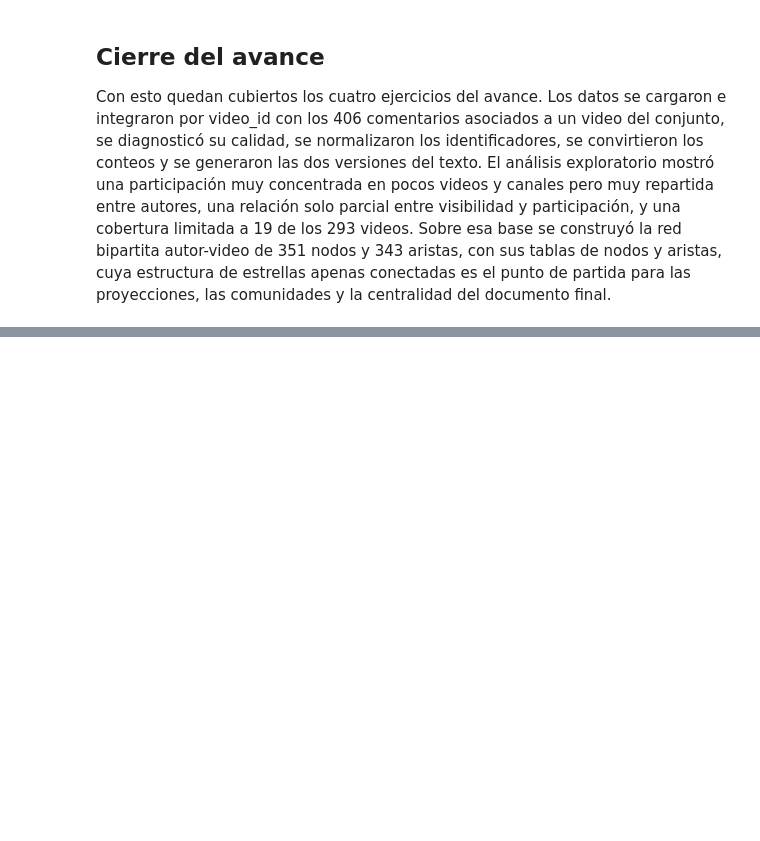
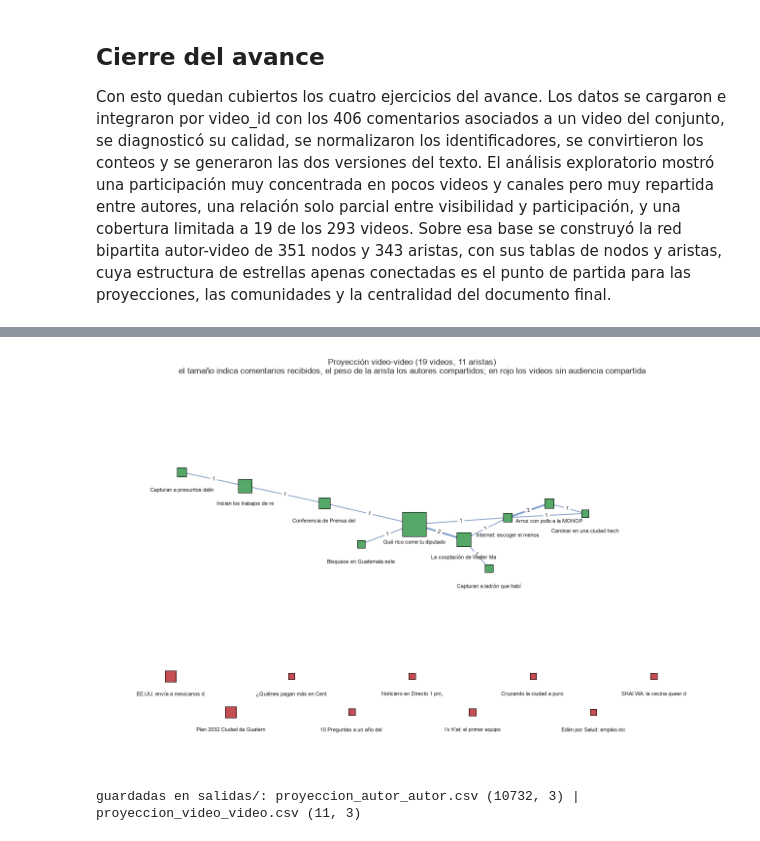
Before and after one commit to Fercho1118/Lab6_DS, a Jupyter notebook: notebooks/lab6.ipynb, the cells around one changed output, grey strips where cells are left out. Cells and saved outputs as stored; diff of their text form; code cells hidden in the pictures; blank space fills up the shorter version.

```diff
--- a/notebooks/lab6.ipynb
+++ b/notebooks/lab6.ipynb
@@ -1219,0 +1277,13 @@ del documento final.
+# %%
+P_videos = bip.weighted_projected_graph(B, videos_ids)
+
+print("proyección video-video")
+print("  nodos:", P_videos.number_of_nodes(), "| aristas:", P_videos.number_of_edges())
+print("  densidad:", round(nx.density(P_videos), 4))
+print("  grado medio:", round(2 * P_videos.number_of_edges() / P_videos.number_of_nodes(), 2))
+print("  videos sin ningún autor compartido:", len(list(nx.isolates(P_videos))))
+
+print("\n  aristas de la proyección video-video:")
+for a, b, d in sorted(P_videos.edges(data=True), key=lambda e: -e[2]["weight"]):
+    print(f"    {d['weight']} autor(es) | {canal_de[a]}: {titulo[a][:30]} <-> "
+          f"{canal_de[b]}: {titulo[b][:30]}")
@@ -1219,0 +1393,47 @@ del documento final.
+# %%
+# colocamos la componente conectada arriba y los videos aislados en una fila abajo,
+# para que ninguno quede fuera de la figura
+grados_vv = dict(P_videos.degree())
+conectados = [n for n in P_videos.nodes() if grados_vv[n] > 0]
+aislados_vv = [n for n in P_videos.nodes() if grados_vv[n] == 0]
+
+pos_vv = nx.spring_layout(P_videos.subgraph(conectados), k=1.1, iterations=300, seed=3)
+pos_vv = {n: (x, 0.25 + 0.45 * y) for n, (x, y) in pos_vv.items()}
+for i, n in enumerate(aislados_vv):
+    pos_vv[n] = (-1.05 + 2.1 * i / (len(aislados_vv) - 1), -0.55 - 0.18 * (i % 2))
+
+fig, ax = plt.subplots(figsize=(12, 8))
+nx.draw_networkx_edges(P_videos, pos_vv, ax=ax, edge_color="#4C72B0", alpha=0.7,
+                       width=[1.2 * d["weight"] for _, _, d in P_videos.edges(data=True)])
+nx.draw_networkx_nodes(
+    P_videos, pos_vv, ax=ax, node_shape="s", edgecolors="black", linewidths=0.7,
+    node_size=[70 + 6 * por_video.loc[n, "comentarios"] for n in P_videos.nodes()],
+    node_color=["#C44E52" if grados_vv[n] == 0 else "#55A868" for n in P_videos.nodes()])
+nx.draw_networkx_labels(
+    P_videos, {n: (x, y - 0.09) for n, (x, y) in pos_vv.items()},
+    labels={n: titulo[n][:26] for n in P_videos.nodes()}, font_size=7, ax=ax)
+etiquetas_peso = {(a, b): d["weight"] for a, b, d in P_videos.edges(data=True)}
+nx.draw_networkx_edge_labels(P_videos, pos_vv, edge_labels=etiquetas_peso,
+                             font_size=7, ax=ax)
+ax.set_title("Proyección video-video (19 videos, 11 aristas)\n"
+             "el tamaño indica comentarios recibidos, el peso de la arista los autores "
+             "compartidos; en rojo los videos sin audiencia compartida")
+ax.set_xlim(-1.35, 1.35)
+ax.set_ylim(-1.0, 0.95)
+ax.axis("off")
+plt.tight_layout()
+plt.show()
+# %% [output]
+[figure, added]
+# %%
+# guardamos las dos proyecciones para reutilizarlas en los ejercicios siguientes
+aristas_aa = nx.to_pandas_edgelist(P_autores).rename(
+    columns={"source": "autor_1", "target": "autor_2", "weight": "videos_compartidos"})
+aristas_vv = nx.to_pandas_edgelist(P_videos).rename(
+    columns={"source": "video_1", "target": "video_2", "weight": "autores_compartidos"})
+aristas_aa.to_csv(SALIDAS / "proyeccion_autor_autor.csv", index=False)
+aristas_vv.to_csv(SALIDAS / "proyeccion_video_video.csv", index=False)
+print("guardadas en salidas/: proyeccion_autor_autor.csv", aristas_aa.shape,
+      "| proyeccion_video_video.csv", aristas_vv.shape)
+# %% [output]
+guardadas en salidas/: proyeccion_autor_autor.csv (10732, 3) | proyeccion_video_video.csv (11, 3)
```
Also changed, not shown: parts of 13 cells of this notebook.
